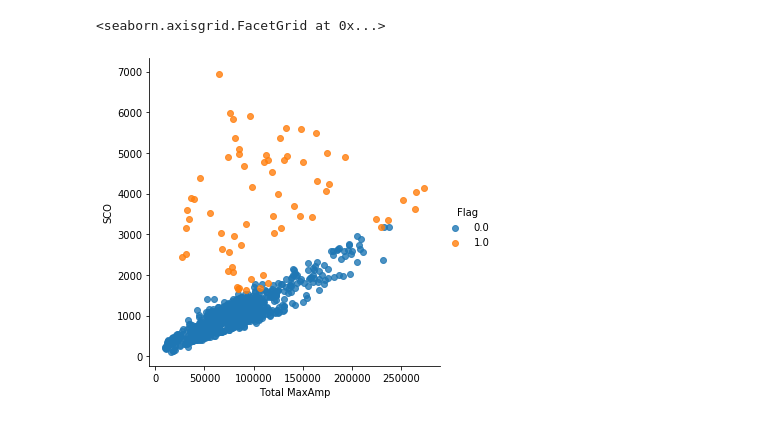
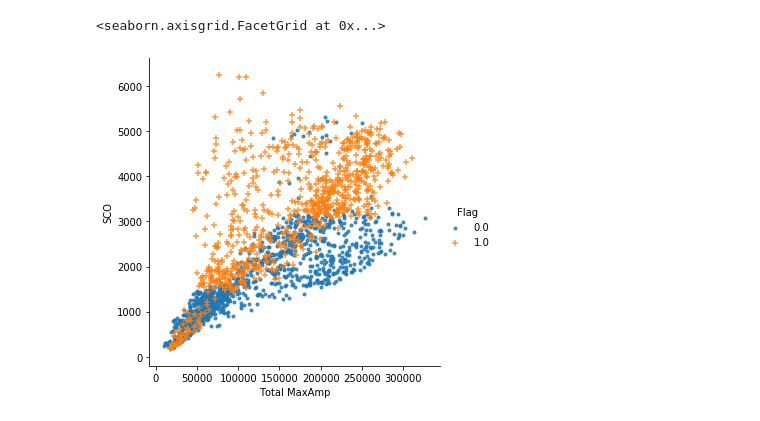
Before and after one commit to Waclaw-Nietzsche/Diploma, a Jupyter notebook: Classifier/BibaryClassifier_Test.ipynb, the cells around one changed output. Saved outputs shown, nothing was run; the diff lists cells and outputs as text; code cells hidden in the pictures.

Commit message:
RF fixes & data analysis

```diff
--- a/Classifier/BibaryClassifier_Test.ipynb
+++ b/Classifier/BibaryClassifier_Test.ipynb
@@ -34,0 +23,3 @@ signalDataFrame
+# %%
+signalDataFrame = pd.read_csv('/home/vaclav/Desktop/Diploma/Notebooks/Classifier/DataBaseCsv/20200214.csv', sep='\t')
+signalDataFrame
@@ -40,10 +45,10 @@ loaded_model = pickle.load(open(classifierPath, 'rb'))
 predictedData = loaded_model.predict(signalDataFrame)
 predictedsignalDataFrame = signalDataFrame.assign(Flag=predictedData)
 # %%
-sn.lmplot('Total MaxAmp', 'SCO', data=predictedsignalDataFrame, hue="Flag", fit_reg=False)
+sn.lmplot('Total MaxAmp', 'SCO', data=predictedsignalDataFrame, hue="Flag", fit_reg=False, markers=['.','+'])
 # %% [output]
 <seaborn.axisgrid.FacetGrid at 0x...>
-[figure, old version]
+[figure, new version]
 # %%
 # Loading wav files for spectrogramms
 audiolist = sigp.load_list_of_wav(signalPath)
```
Also changed, not shown: parts of 7 cells of this notebook, 22 other files.
